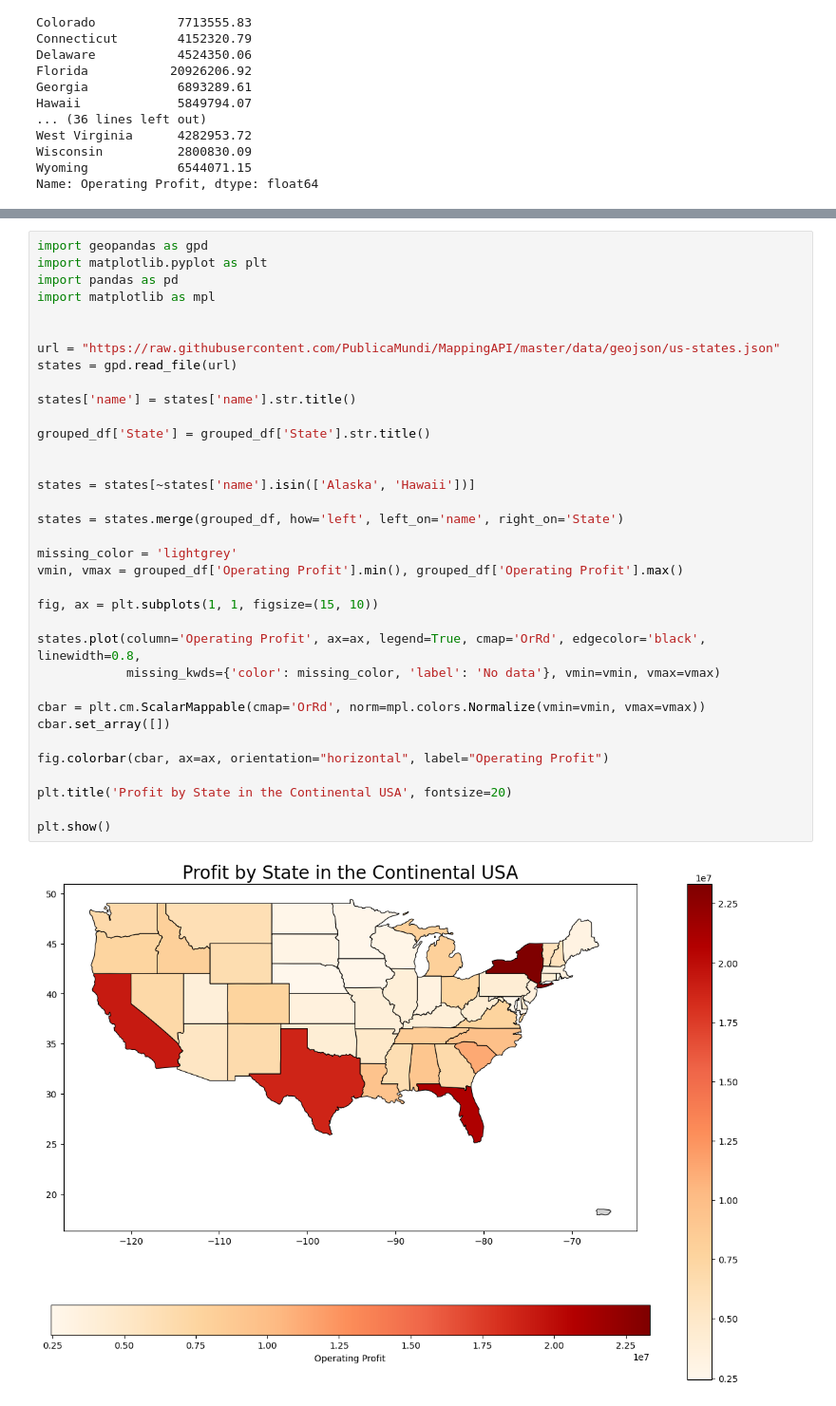
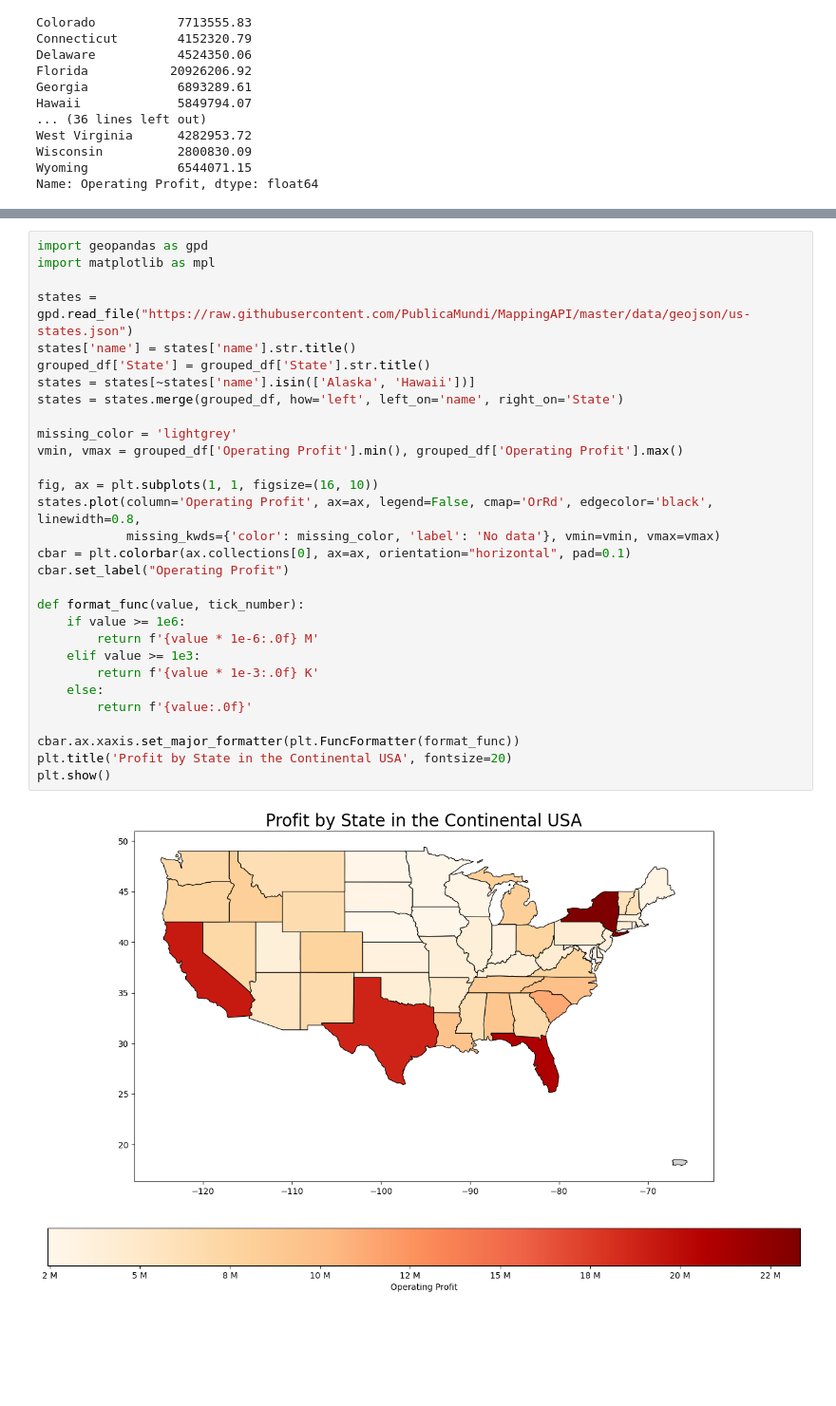
Before and after one commit to GrzegorzPus/Adidas-US-Sales-Analysis, a Jupyter notebook: Sales Analysis.ipynb, the cells around one changed output, grey strips where cells are left out. Shown at 95% size. Drawn from its saved outputs; the diff is of its cells as text; blank space fills up the shorter version.

```diff
--- a/Sales Analysis.ipynb
+++ b/Sales Analysis.ipynb
@@ -787,37 +757,32 @@ fig.show()
 # %%
 import geopandas as gpd
-import matplotlib.pyplot as plt
-import pandas as pd
 import matplotlib as mpl
 
-
-url = "https://raw.githubusercontent.com/PublicaMundi/MappingAPI/master/data/geojson/us-states.json"
-states = gpd.read_file(url)
-
+states = gpd.read_file("https://raw.githubusercontent.com/PublicaMundi/MappingAPI/master/data/geojson/us-states.json")
 states['name'] = states['name'].str.title()
-
 grouped_df['State'] = grouped_df['State'].str.title()
-
-
 states = states[~states['name'].isin(['Alaska', 'Hawaii'])]
-
 states = states.merge(grouped_df, how='left', left_on='name', right_on='State')
 
 missing_color = 'lightgrey'
 vmin, vmax = grouped_df['Operating Profit'].min(), grouped_df['Operating Profit'].max()
 
-fig, ax = plt.subplots(1, 1, figsize=(15, 10))
+fig, ax = plt.subplots(1, 1, figsize=(16, 10))
+states.plot(column='Operating Profit', ax=ax, legend=False, cmap='OrRd', edgecolor='black', linewidth=0.8,
+            missing_kwds={'color': missing_color, 'label': 'No data'}, vmin=vmin, vmax=vmax)
+cbar = plt.colorbar(ax.collections[0], ax=ax, orientation="horizontal", pad=0.1)
+cbar.set_label("Operating Profit")
 
-states.plot(column='Operating Profit', ax=ax, legend=True, cmap='OrRd', edgecolor='black', linewidth=0.8,
-            missing_kwds={'color': missing_color, 'label': 'No data'}, vmin=vmin, vmax=vmax)
+def format_func(value, tick_number):
+    if value >= 1e6:
+        return f'{value * 1e-6:.0f} M'
+    elif value >= 1e3:
+        return f'{value * 1e-3:.0f} K'
+    else:
+        return f'{value:.0f}'
 
-cbar = plt.cm.ScalarMappable(cmap='OrRd', norm=mpl.colors.Normalize(vmin=vmin, vmax=vmax))
-cbar.set_array([])
-
-fig.colorbar(cbar, ax=ax, orientation="horizontal", label="Operating Profit")
-
+cbar.ax.xaxis.set_major_formatter(plt.FuncFormatter(format_func))
 plt.title('Profit by State in the Continental USA', fontsize=20)
-
 plt.show()
 # %% [output]
-[figure, old version]
+[figure, new version]
```
Also changed, not shown: parts of 32 cells of this notebook.
